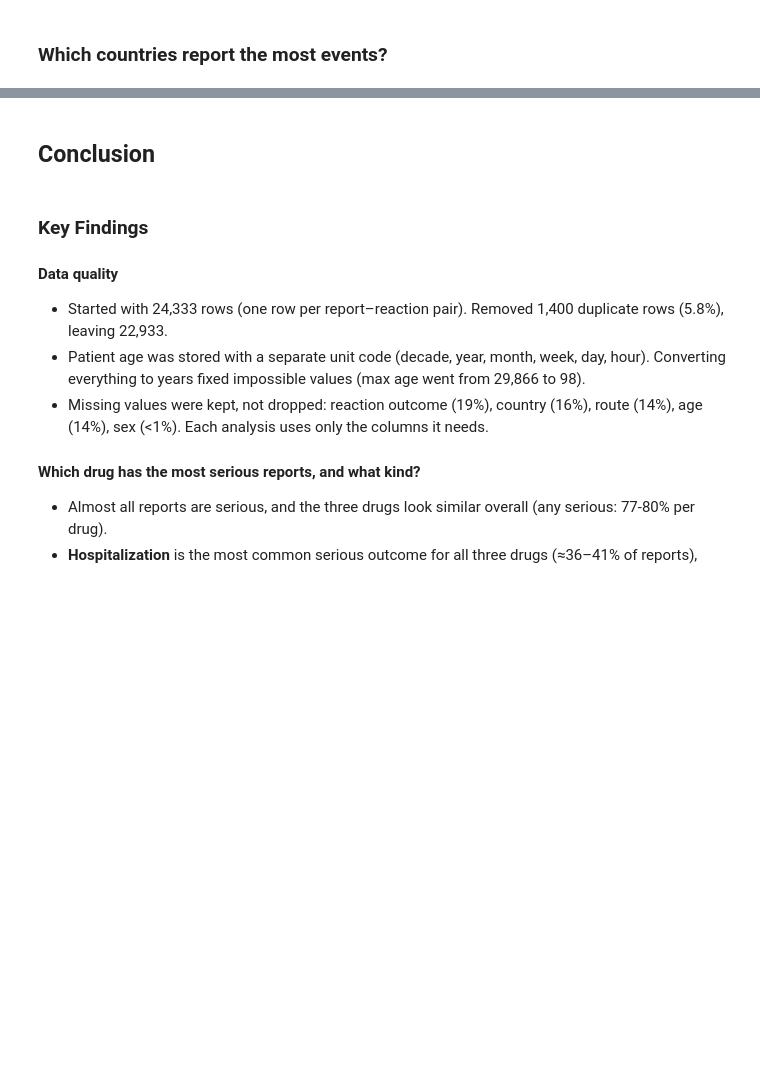
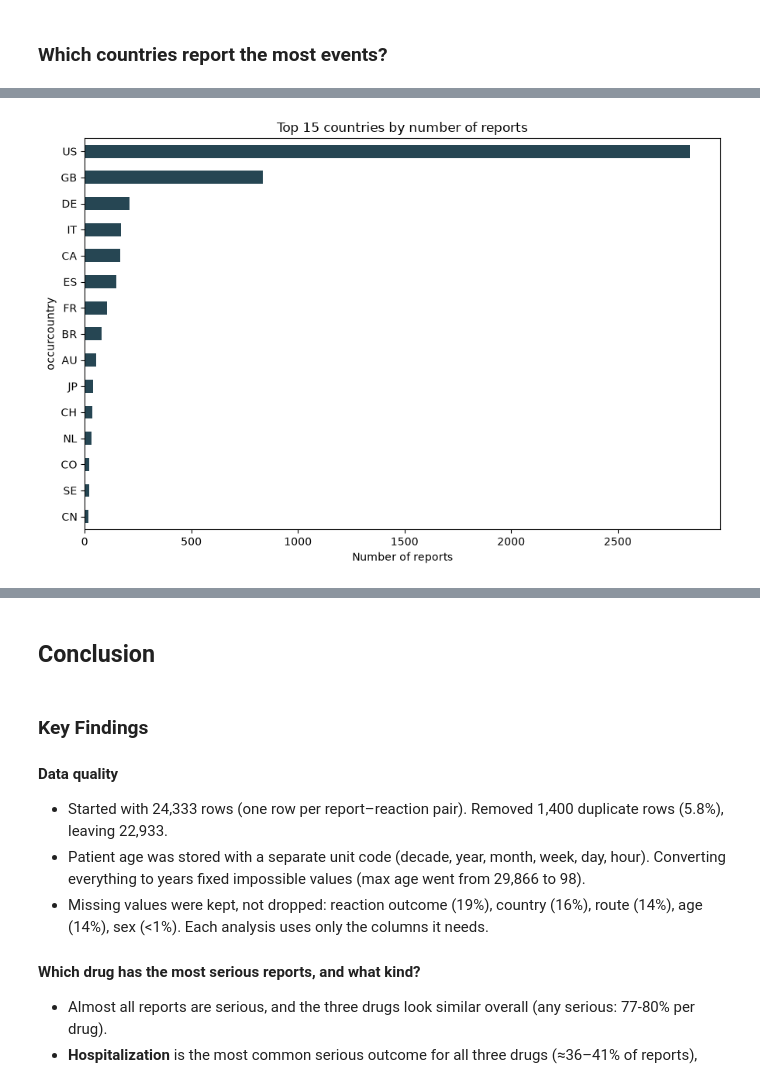
Before and after one commit to NattakanO/healthcare_drug_safety_analysis, a Jupyter notebook: data_exploration.ipynb, the cells around one changed output, grey strips where cells are left out. Cells and saved outputs as stored; diff of their text form; code cells hidden in the pictures; blank space fills up the shorter version.

```diff
--- a/data_exploration.ipynb
+++ b/data_exploration.ipynb
@@ -826,2 +939,6 @@ plt.show()
 # %% [markdown]
 ### Which countries report the most events?
+# %%
+country_counts = reports["occurcountry"].value_counts()
+print(f"Unknown/missing: {(reports['occurcountry'] == 'Unknown').mean():.1%} of reports")
+country_counts.head(15)
@@ -827,0 +964,17 @@ plt.show()
+# %%
+TOP_N = 15
+
+# Exclude "Unknown" from the chart -- it's missing data, not a country
+real_countries = country_counts.drop(index="Unknown", errors="ignore").head(TOP_N)
+
+fig, ax = plt.subplots(figsize=(9, 6))
+real_countries.sort_values().plot.barh(ax=ax, color="#264653")
+ax.set_xlabel("Number of reports")
+ax.set_title(f"Top {TOP_N} countries by number of reports")
+plt.tight_layout()
+
+os.makedirs("results", exist_ok=True)
+plt.savefig("results/reports_by_country.png", dpi=150, bbox_inches="tight")
+plt.show()
+# %% [output]
+[figure, added]
```
Also changed, not shown: parts of 20 cells of this notebook, 2 other files.
